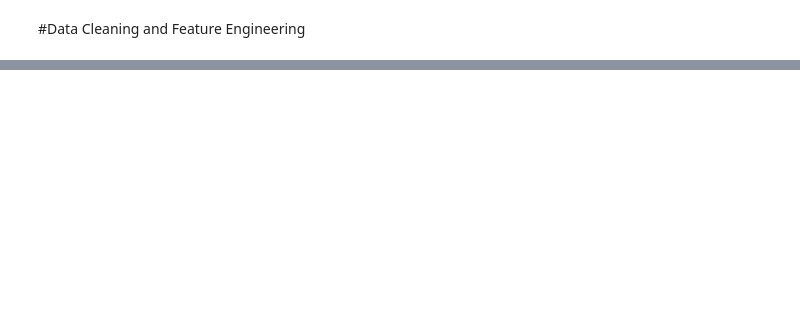
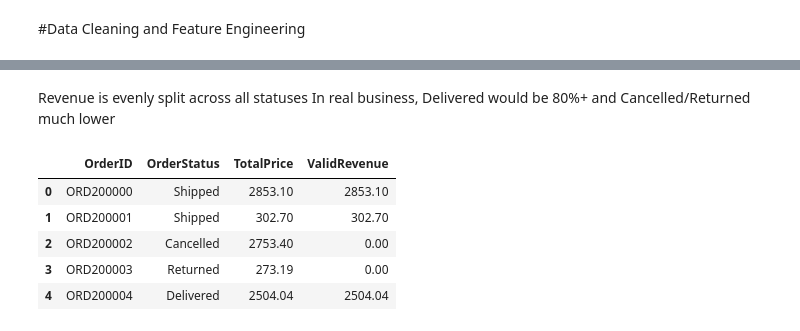
Before and after one commit to Faith-moses/DecodeLabs-Internship, a Jupyter notebook: ecommerce_sales_dataset.ipynb, the cells around one changed output, grey strips where cells are left out. Saved outputs shown, nothing was run; the diff lists cells and outputs as text; code cells hidden in the pictures; blank space fills up the shorter version.

```diff
--- a/ecommerce_sales_dataset.ipynb
+++ b/ecommerce_sales_dataset.ipynb
@@ -270,0 +177,5 @@ orders_clean.describe()
+# %%
+#fill missing coupons with 'No Coupon'
+orders['CouponCode'].fillna('No Coupon', inplace=True)
+
+orders['CouponCode'].value_counts()
@@ -270,0 +239,15 @@ orders_clean.describe()
+# %% [markdown]
+Revenue is evenly split across all statuses
+In real business, Delivered would be 80%+ and Cancelled/Returned much lower
+# %%
+#create a valid revenue column
+orders['ValidRevenue'] = orders.apply(lambda row: row['TotalPrice'] if row['OrderStatus'] in ['Delivered','Shipped'] else 0, axis=1)
+
+orders[['OrderID', 'OrderStatus', 'TotalPrice', 'ValidRevenue']].head()
+# %% [output]
+|  | OrderID | OrderStatus | TotalPrice | ValidRevenue |
+| 0 | ORD200000 | Shipped | 2853.10 | 2853.10 |
+| 1 | ORD200001 | Shipped | 302.70 | 302.70 |
+| 2 | ORD200002 | Cancelled | 2753.40 | 0.00 |
+| 3 | ORD200003 | Returned | 273.19 | 0.00 |
+| 4 | ORD200004 | Delivered | 2504.04 | 2504.04 |
```
Also changed, not shown: parts of 41 cells of this notebook.
